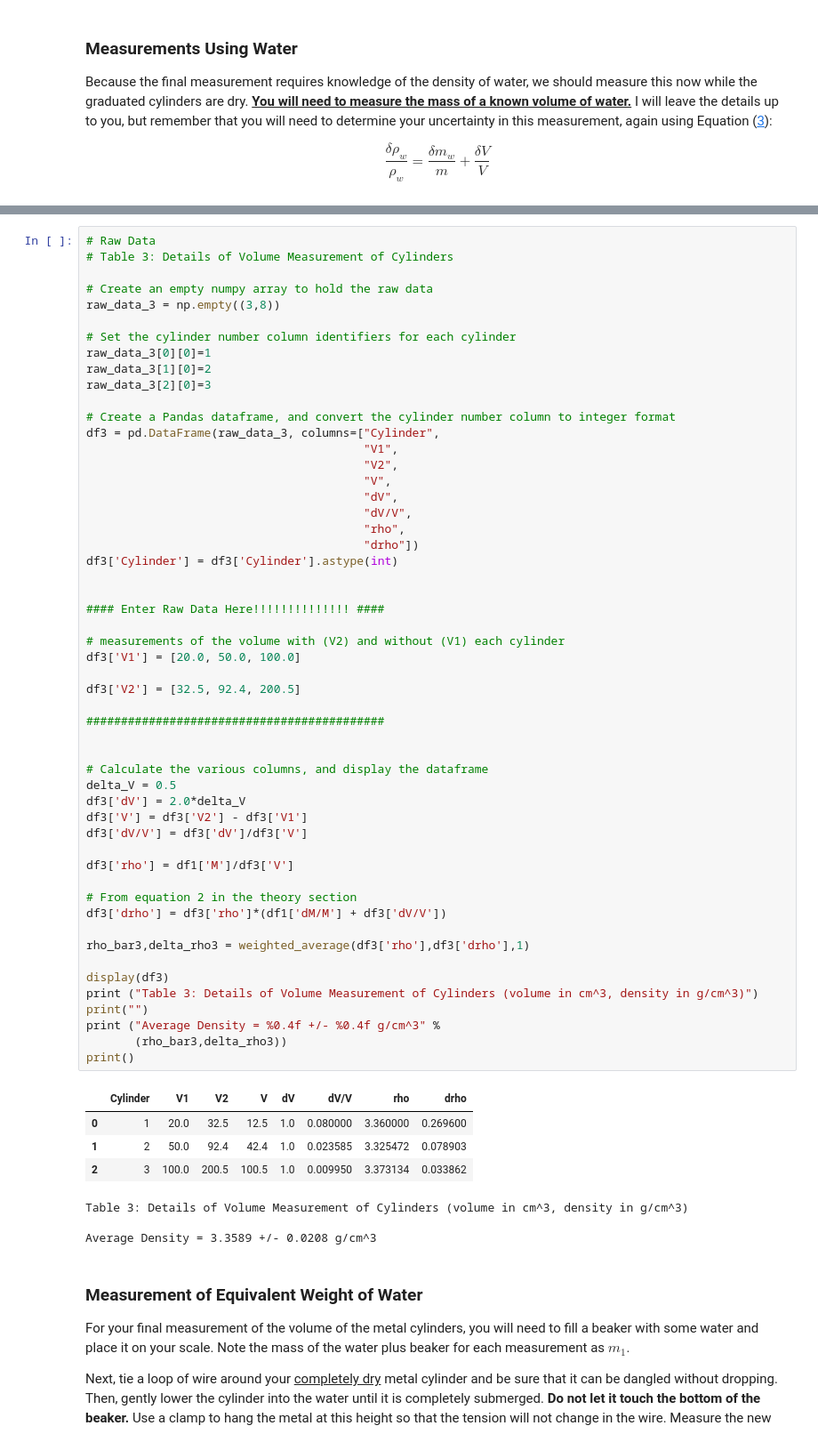
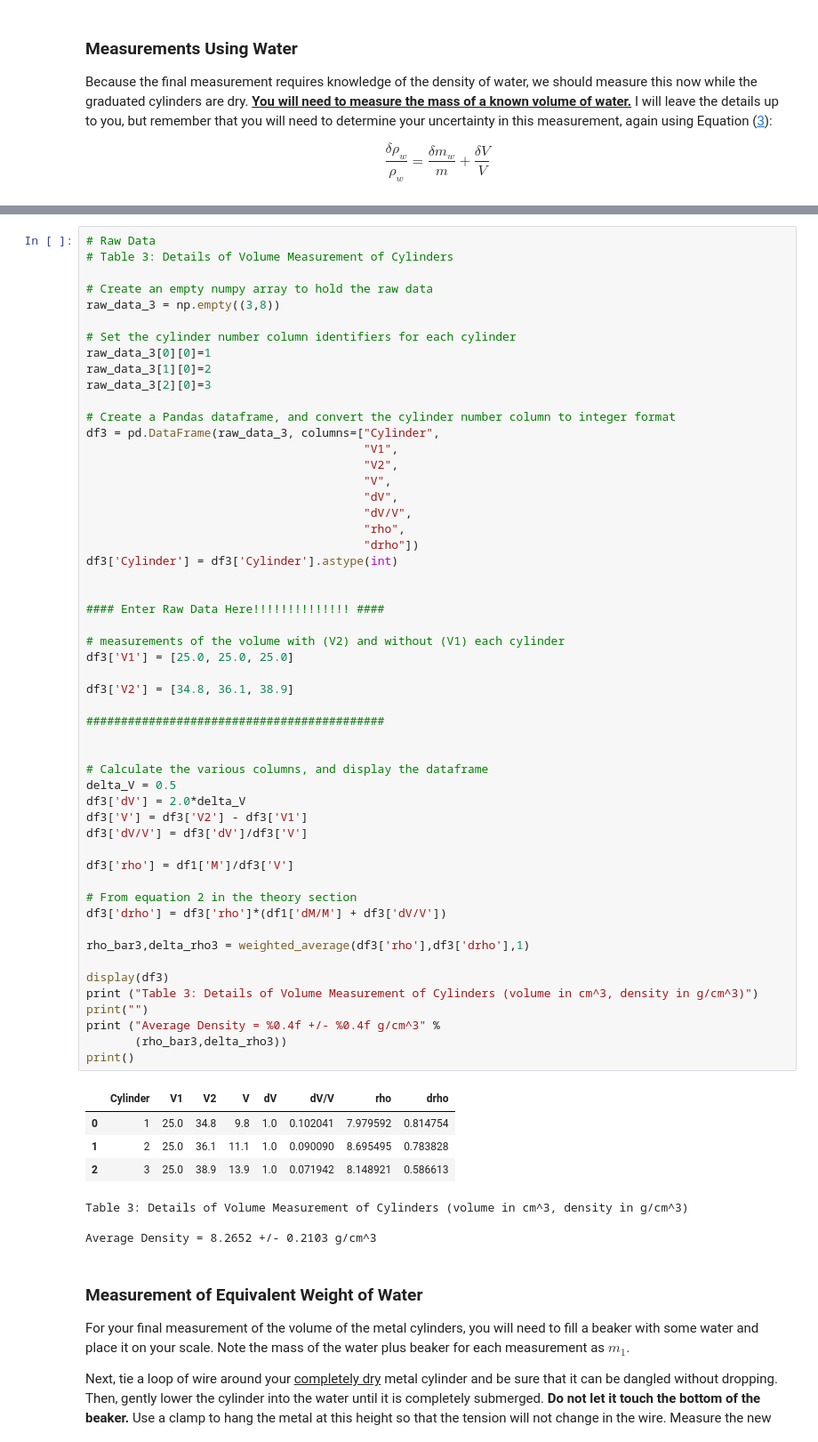
Before and after one commit to JacobRojas25/Phys201L, a Jupyter notebook: labs/Lab01_Density/Lab01_Density.ipynb, the cells around one changed output, grey strips where cells are left out. Shown at 89% size. Cells and saved outputs as stored; diff of their text form.

```diff
--- a/labs/Lab01_Density/Lab01_Density.ipynb
+++ b/labs/Lab01_Density/Lab01_Density.ipynb
@@ -487,41 +487,41 @@ df3['Cylinder'] = df3['Cylinder'].astype(int)
 
 #### Enter Raw Data Here!!!!!!!!!!!!!! ####
 
 # measurements of the volume with (V2) and without (V1) each cylinder
-df3['V1'] = [20.0, 50.0, 100.0]
+df3['V1'] = [25.0, 25.0, 25.0]
 
-df3['V2'] = [32.5, 92.4, 200.5]
+df3['V2'] = [34.8, 36.1, 38.9]
 
 ###########################################
 
 
 # Calculate the various columns, and display the dataframe
 delta_V = 0.5
 df3['dV'] = 2.0*delta_V
 df3['V'] = df3['V2'] - df3['V1']
 df3['dV/V'] = df3['dV']/df3['V']
 
 df3['rho'] = df1['M']/df3['V']
 
 # From equation 2 in the theory section
 df3['drho'] = df3['rho']*(df1['dM/M'] + df3['dV/V'])
 
 rho_bar3,delta_rho3 = weighted_average(df3['rho'],df3['drho'],1)
 
 display(df3)
 print ("Table 3: Details of Volume Measurement of Cylinders (volume in cm^3, density in g/cm^3)")
 print("")
 print ("Average Density = %0.4f +/- %0.4f g/cm^3" %
        (rho_bar3,delta_rho3))
 print()
 # %% [output]
 |  | Cylinder | V1 | V2 | V | dV | dV/V | rho | drho |
-| 0 | 1 | 20.0 | 32.5 | 12.5 | 1.0 | 0.080000 | 3.360000 | 0.269600 |
-| 1 | 2 | 50.0 | 92.4 | 42.4 | 1.0 | 0.023585 | 3.325472 | 0.078903 |
-| 2 | 3 | 100.0 | 200.5 | 100.5 | 1.0 | 0.009950 | 3.373134 | 0.033862 |
+| 0 | 1 | 25.0 | 34.8 | 9.8 | 1.0 | 0.102041 | 7.979592 | 0.814754 |
+| 1 | 2 | 25.0 | 36.1 | 11.1 | 1.0 | 0.090090 | 8.695495 | 0.783828 |
+| 2 | 3 | 25.0 | 38.9 | 13.9 | 1.0 | 0.071942 | 8.148921 | 0.586613 |
 Table 3: Details of Volume Measurement of Cylinders (volume in cm^3, density in g/cm^3)
 
-Average Density = 3.3589 +/- 0.0208 g/cm^3
+Average Density = 8.2652 +/- 0.2103 g/cm^3
 # %% [markdown]
 ### Measurement of Equivalent Weight of Water
 For your final measurement of the volume of the metal cylinders, you will need to fill a beaker with some water and place it on your scale. Note the mass of the water plus beaker for each measurement as $m_{1}$.
```
Also changed, not shown: parts of 7 cells of this notebook.
